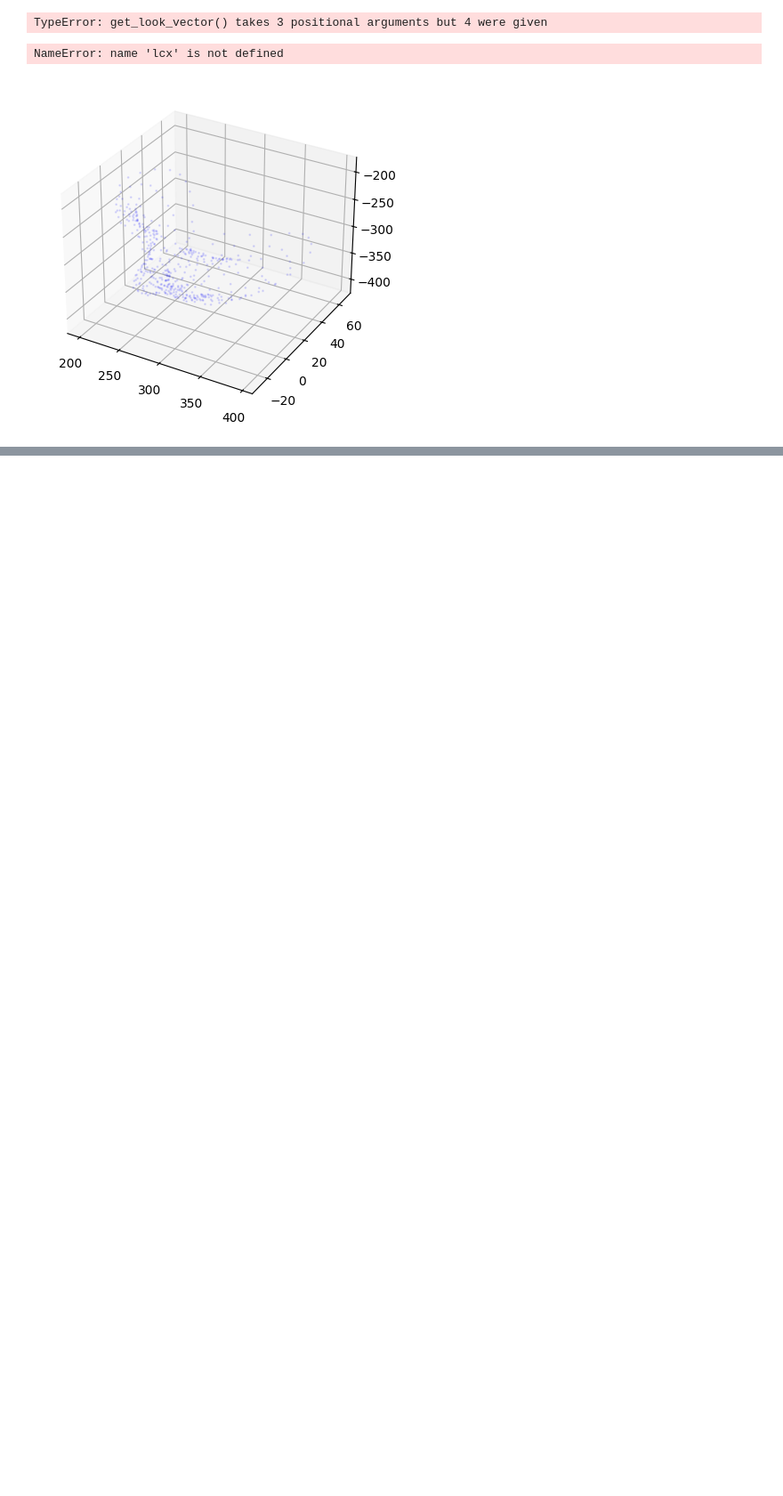
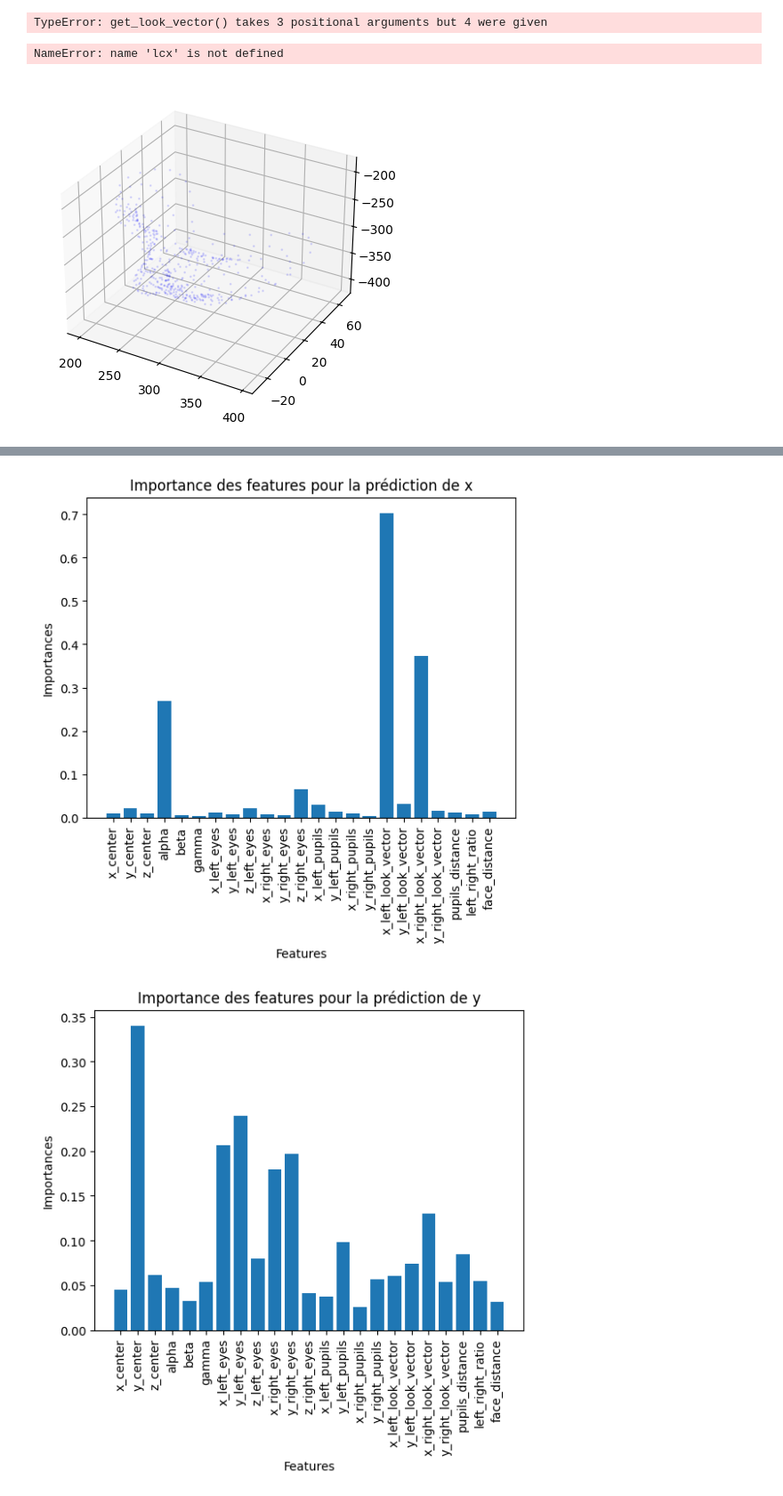
Before and after one commit to matislebg95/eye_tracking, a Jupyter notebook: coordinate_prediction.ipynb, the cells around one changed output, grey strips where cells are left out. Shown at 89% size. Cells and saved outputs as stored; diff of their text form; code cells hidden in the pictures; blank space fills up the shorter version.

```diff
--- a/coordinate_prediction.ipynb
+++ b/coordinate_prediction.ipynb
@@ -1365,0 +1360,61 @@ NameError: name 'lcx' is not defined
+# %%
+model_x = HistGradientBoostingRegressor()
+model_y = HistGradientBoostingRegressor()
+
+clf_x = model_x.fit(X_train, y_train[:, 0])
+clf_y = model_y.fit(X_train, y_train[:, 1])
+
+y_pred_x = model_x.predict(X_test)
+y_pred_y = model_y.predict(X_test)
+
+loss_x = mean_absolute_error(y_test[:, 0], y_pred_x)
+loss_y = mean_absolute_error(y_test[:, 1], y_pred_y)
+
+result_x = permutation_importance(clf_x, X_train, y_train[:, 0], n_repeats=64, random_state=0)
+result_y = permutation_importance(clf_y, X_train, y_train[:, 1], n_repeats=64, random_state=0)
+
+labels = ["x_center",
+          "y_center",
+          "z_center",
+          "alpha",
+          "beta",
+          "gamma",
+          "x_left_eyes",
+          "y_left_eyes",
+          "z_left_eyes",
+          "x_right_eyes",
+          "y_right_eyes",
+          "z_right_eyes",
+          "x_left_pupils",
+          "y_left_pupils",
+          "x_right_pupils",
+          "y_right_pupils",
+          "x_left_look_vector",
+          "y_left_look_vector",
+          "x_right_look_vector",
+          "y_right_look_vector",
+          "pupils_distance",
+          "left_right_ratio",
+          "face_distance"]
+
+meaned_result_x = result_x.importances_mean
+meaned_result_y = result_y.importances_mean
+
+plt.figure(0)
+plt.bar(labels, meaned_result_x)
+plt.xlabel('Features')
+plt.ylabel('Importances')
+plt.title('Importance des features pour la prédiction de x')
+plt.xticks(rotation='vertical')
+plt.show()
+
+plt.figure(1)
+plt.bar(labels, meaned_result_y)
+plt.xlabel('Features')
+plt.ylabel('Importances')
+plt.title('Importance des features pour la prédiction de y')
+plt.xticks(rotation='vertical')
+plt.show()
+# %% [output]
+[figure, added]
+[figure, added]
```
Also changed, not shown: parts of 14 cells of this notebook, 2 other files.
